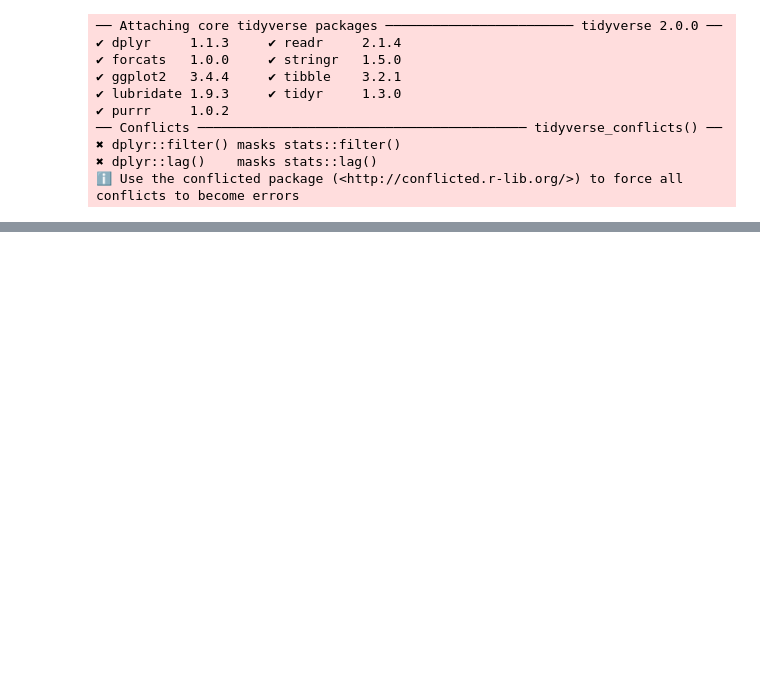
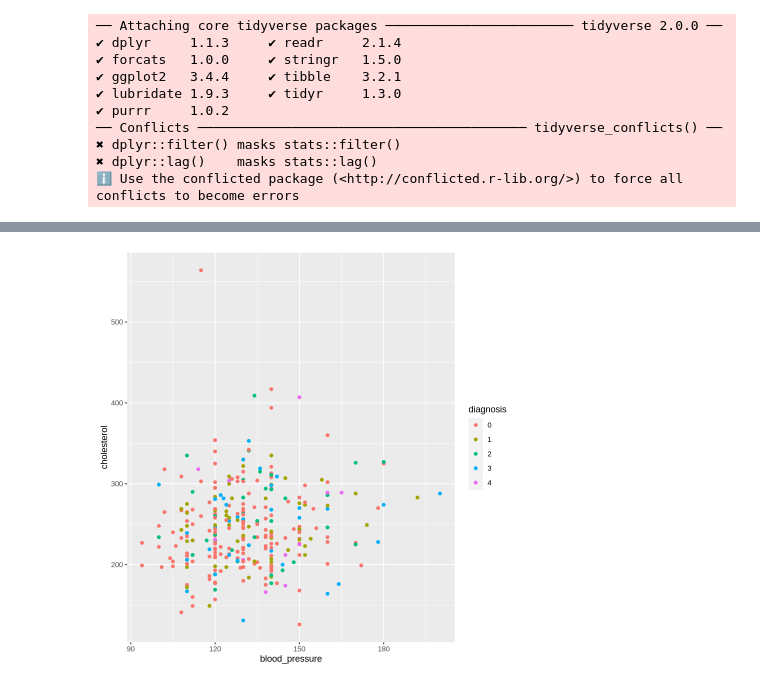
Before and after one commit to Git-Aarya/Heart-Disease-Predictor, a Jupyter notebook: project_proposal_analysis.ipynb, the cells around one changed output, grey strips where cells are left out. Drawn from its saved outputs; the diff is of its cells as text; code cells hidden in the pictures; blank space fills up the shorter version.

```diff
--- a/project_proposal_analysis.ipynb
+++ b/project_proposal_analysis.ipynb
@@ -61,3 +61,9 @@ A tibble: 303 × 14
 | 57 | 1 | 4 | 130 | 131 | 0 | 0 | 115 | 1 | ... |
 | 57 | 0 | 2 | 130 | 236 | 0 | 2 | 174 | 0 | ... |
 | 38 | 1 | 3 | 138 | 175 | 0 | 0 | 173 | 0 | ... |
+# %%
+heart_disease_plot <- ggplot(cleveland_data, aes(x = blood_pressure, y = cholesterol, color = diagnosis)) +
+                        geom_point()
+heart_disease_plot
+# %% [output]
+[figure, added]
```
Also changed, not shown: parts of 1 cell of this notebook.
